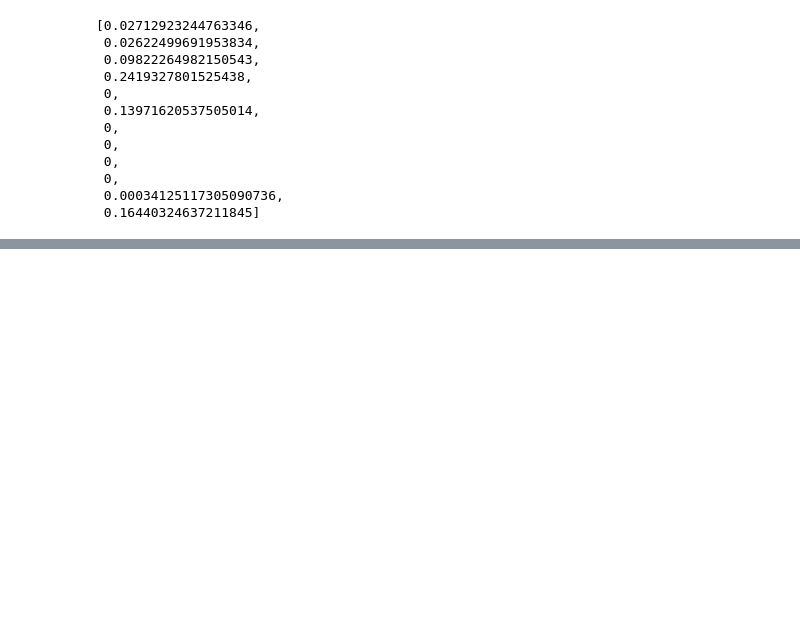
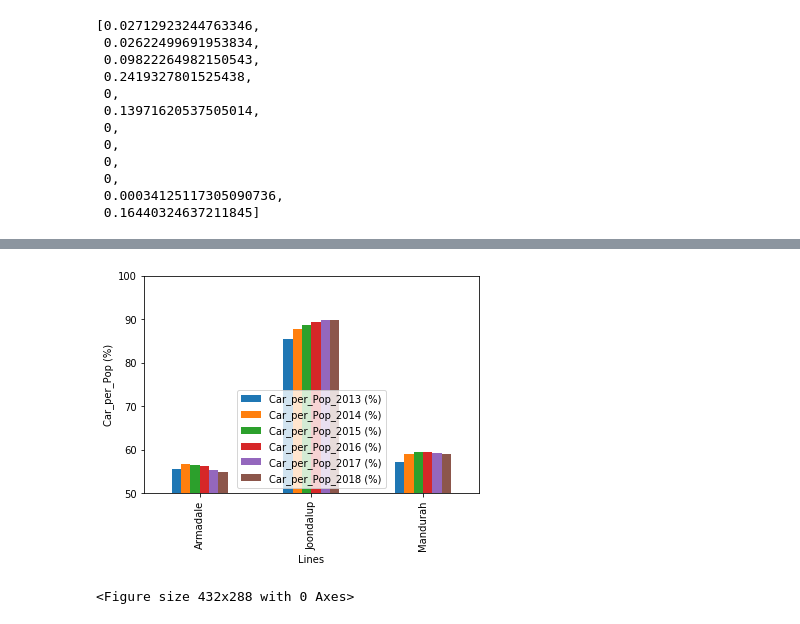
Before and after one commit to thawk18/Pytrio, a Jupyter notebook: public_transport.ipynb, the cells around one changed output, grey strips where cells are left out. Cells and saved outputs as stored; diff of their text form; code cells hidden in the pictures; blank space fills up the shorter version.

```diff
--- a/public_transport.ipynb
+++ b/public_transport.ipynb
@@ -556,0 +870,19 @@ fig
+# %%
+Lines = ["Armadale","Joondalup","Madurah"]
+Car_per_Population_2013 = [55.55,85.42,57.31]
+Car_per_Population_2014 = [56.78,87.89,59.08]
+Car_per_Population_2015 = [56.55,88.71,59.50]
+Car_per_Population_2016 = [56.34,89.36,59.54]
+Car_per_Population_2017 = [55.35,89.88,59.36]
+Car_per_Population_2018 = [54.80,89.74,59.04]
+
+
+Car_per_population = pd.DataFrame({"Line":Lines,
+"Car_per_Pop_2013 (%)": Car_per_Population_2013,
+"Car_per_Pop_2014 (%)": Car_per_Population_2014,
+"Car_per_Pop_2015 (%)": Car_per_Population_2015,
+"Car_per_Pop_2016 (%)": Car_per_Population_2016,
+"Car_per_Pop_2017 (%)": Car_per_Population_2017,
+"Car_per_Pop_2018 (%)": Car_per_Population_2018})
+
+Car_per_population
@@ -556,0 +894,15 @@ fig
+# %%
+Car_per_population_Chart = Car_per_population.plot(kind='bar')
+
+# Set the xlabel and ylabel using class methods
+Car_per_population_Chart.set_xlabel("Lines")
+Car_per_population_Chart.set_ylabel("Car_per_Pop (%)")
+Car_per_population_Chart.xaxis.set(ticks=[0,1,2],ticklabels=["Armadale","Joondalup","Mandurah"])
+Car_per_population_Chart.legend(loc='lower center')
+Car_per_population_Chart.set(ylim=[50,100])
+
+plt.show()
+plt.tight_layout()
+# %% [output]
+[figure, added]
+<Figure size 432x288 with 0 Axes>
```
Also changed, not shown: parts of 24 cells of this notebook.
